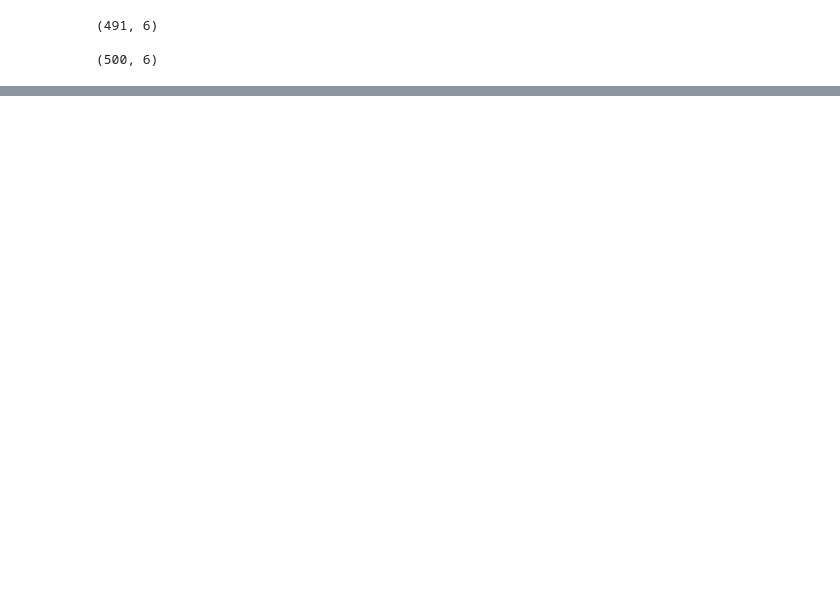
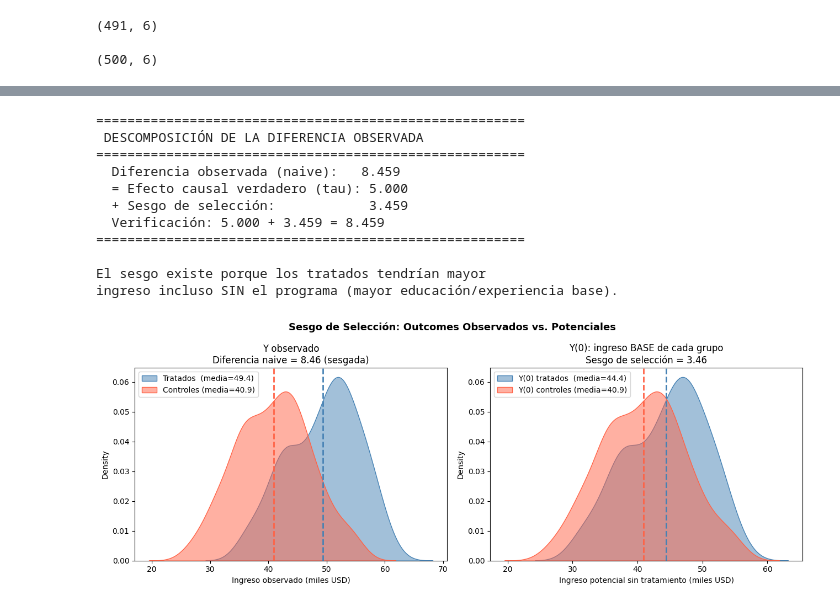
Before and after one commit to VioletteGL/Interpretabiidad-y-Causalidad-Bourbaki, a Jupyter notebook: I&C2026_ABtesting_Regresion_EfectoCapacitacion.ipynb, the cells around one changed output, grey strips where cells are left out. Drawn from its saved outputs; the diff is of its cells as text; code cells hidden in the pictures; blank space fills up the shorter version.

```diff
--- a/I&C2026_ABtesting_Regresion_EfectoCapacitacion.ipynb
+++ b/I&C2026_ABtesting_Regresion_EfectoCapacitacion.ipynb
@@ -787,0 +968,71 @@ Notes:
+# %%
+# ── Descomposición del sesgo de selección
+
+tratados  = cf_data[cf_data['D'] == 1]
+controles = cf_data[cf_data['D'] == 0]
+
+# Diferencia observada (lo que mediríamos sin ajuste)
+diff_obs = tratados['Y_obs'].mean() - controles['Y_obs'].mean()
+
+# Efecto causal verdadero
+ate_verdadero = tau
+
+# Sesgo de selección: diferencia en Y(0) entre grupos
+# Los tratados tienen mayor Y(0) base porque tienen más educación/experiencia
+sesgo = tratados['Y0'].mean() - controles['Y0'].mean()
+
+print('=' * 55)
+print(' DESCOMPOSICIÓN DE LA DIFERENCIA OBSERVADA')
+print('=' * 55)
+print(f'  Diferencia observada (naive):   {diff_obs:.3f}')
+print(f'  = Efecto causal verdadero (tau): {ate_verdadero:.3f}')
+print(f'  + Sesgo de selección:            {sesgo:.3f}')
+print(f'  Verificación: {ate_verdadero:.3f} + {sesgo:.3f} = {ate_verdadero + sesgo:.3f}')
+print('=' * 55)
+print()
+print('El sesgo existe porque los tratados tendrían mayor')
+print('ingreso incluso SIN el programa (mayor educación/experiencia base).')
+
+# ── Visualización ─────────────────────────────────────────────────────────────
+fig, axes = plt.subplots(1, 2, figsize=(13, 5))
+fig.suptitle('Sesgo de Selección: Outcomes Observados vs. Potenciales', fontsize=13, fontweight='bold')
+
+# Panel izquierdo: Y observado (lo que vemos sin contrafactuales)
+ax = axes[0]
+sns.kdeplot(data=tratados,  x='Y_obs', ax=ax, fill=True,
+            color='steelblue', alpha=0.5, label=f'Tratados  (media={tratados["Y_obs"].mean():.1f})')
+sns.kdeplot(data=controles, x='Y_obs', ax=ax, fill=True,
+            color='tomato',    alpha=0.5, label=f'Controles (media={controles["Y_obs"].mean():.1f})')
+ax.axvline(tratados['Y_obs'].mean(),  color='steelblue', linestyle='--', linewidth=2)
+ax.axvline(controles['Y_obs'].mean(), color='tomato',    linestyle='--', linewidth=2)
+ax.set_title(f'Y observado\nDiferencia naive = {diff_obs:.2f} (sesgada)')
+ax.set_xlabel('Ingreso observado (miles USD)')
+ax.legend()
+
+# Panel derecho: Y(0) para ambos grupos (revela el sesgo base)
+ax2 = axes[1]
+sns.kdeplot(data=tratados,  x='Y0', ax=ax2, fill=True,
+            color='steelblue', alpha=0.5, label=f'Y(0) tratados  (media={tratados["Y0"].mean():.1f})')
+sns.kdeplot(data=controles, x='Y0', ax=ax2, fill=True,
+            color='tomato',    alpha=0.5, label=f'Y(0) controles (media={controles["Y0"].mean():.1f})')
+ax2.axvline(tratados['Y0'].mean(),  color='steelblue', linestyle='--', linewidth=2)
+ax2.axvline(controles['Y0'].mean(), color='tomato',    linestyle='--', linewidth=2)
+ax2.set_title(f'Y(0): ingreso BASE de cada grupo\nSesgo de selección = {sesgo:.2f}')
+ax2.set_xlabel('Ingreso potencial sin tratamiento (miles USD)')
+ax2.legend()
+
+plt.tight_layout()
+plt.show()
+# %% [output]
+=======================================================
+ DESCOMPOSICIÓN DE LA DIFERENCIA OBSERVADA
+=======================================================
+  Diferencia observada (naive):   8.459
+  = Efecto causal verdadero (tau): 5.000
+  + Sesgo de selección:            3.459
+  Verificación: 5.000 + 3.459 = 8.459
+=======================================================
+
+El sesgo existe porque los tratados tendrían mayor
+ingreso incluso SIN el programa (mayor educación/experiencia base).
+[figure, added]
```
Also changed, not shown: parts of 26 cells of this notebook.
